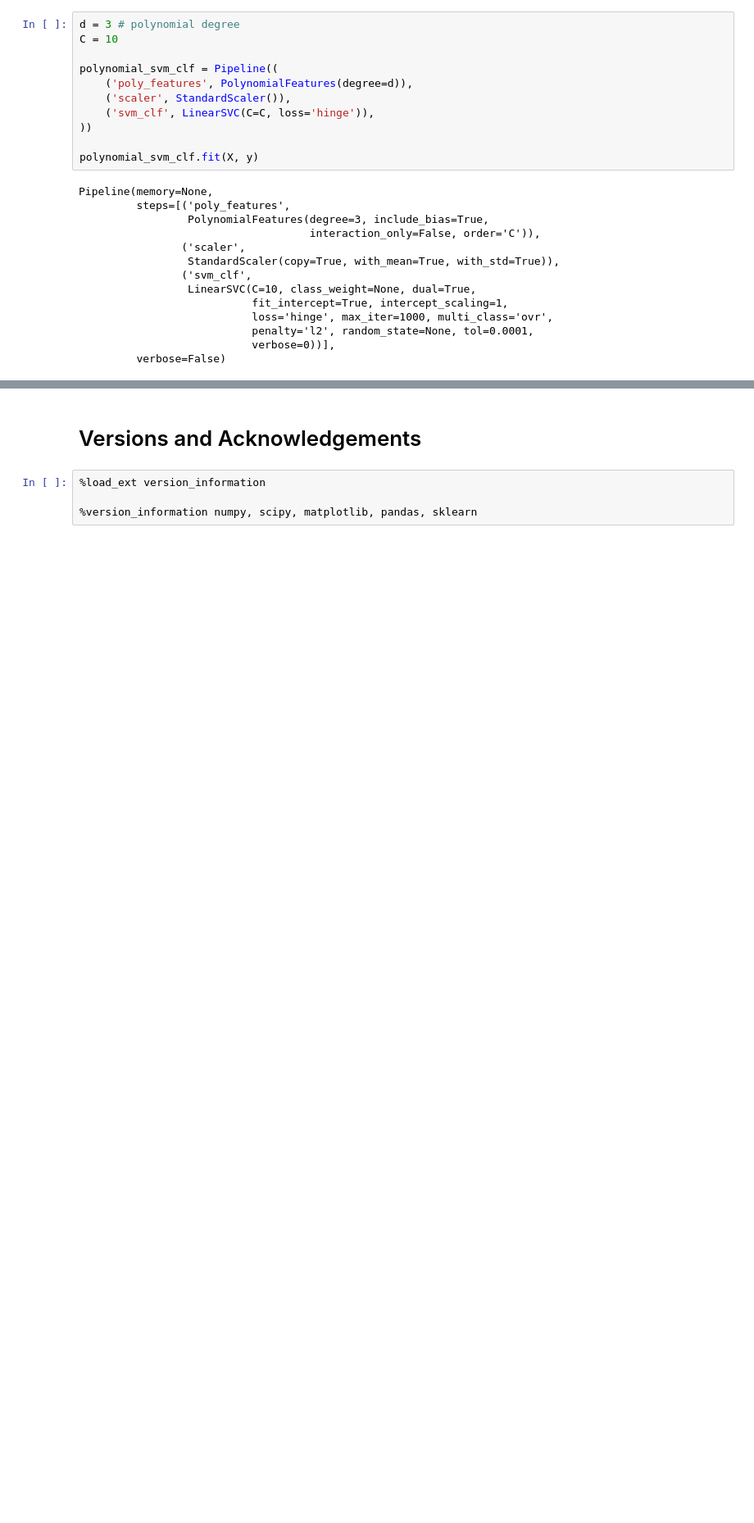
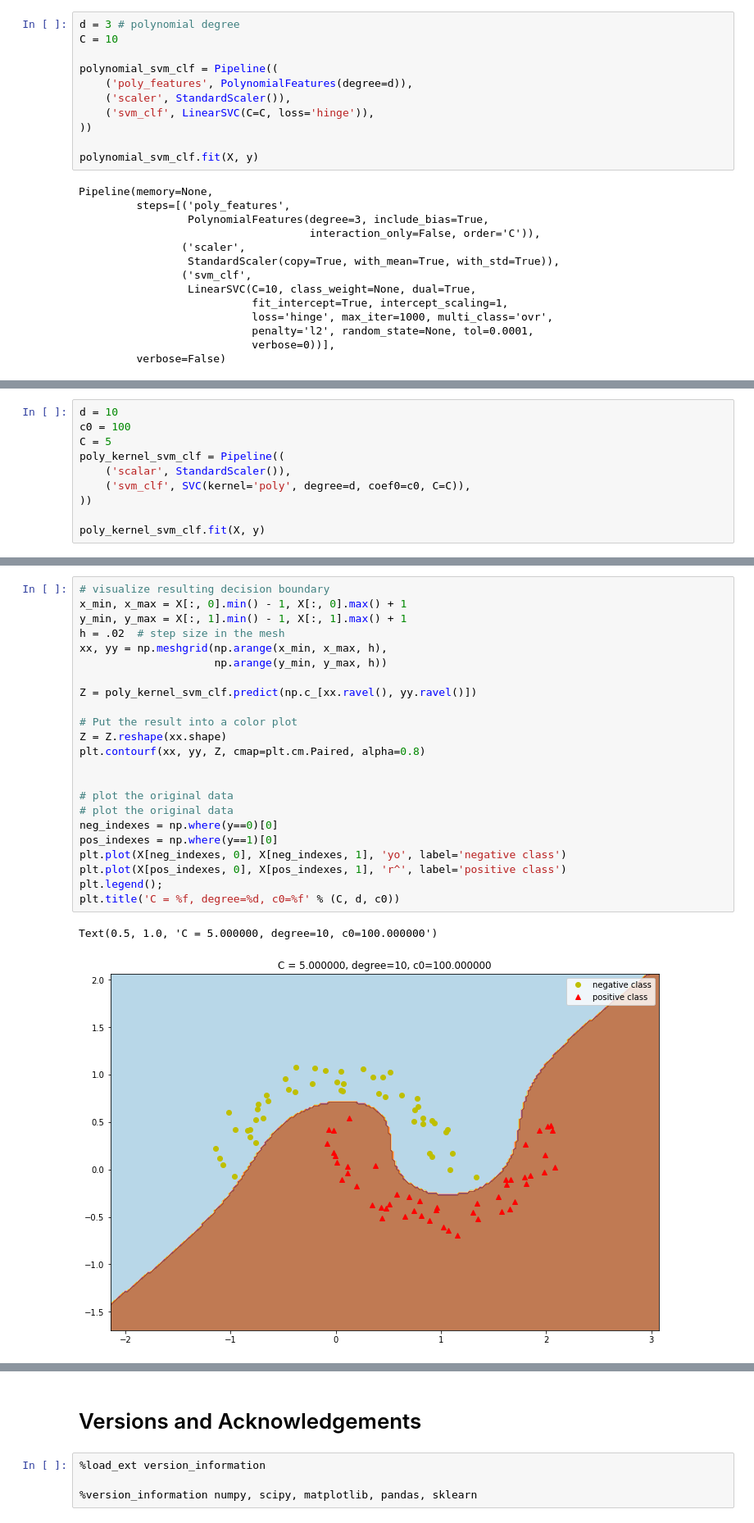
Before and after one commit to tgrasty/CSCI574-Machine-Learning, a Jupyter notebook: lectures/Lecture-07-Support-Vector-Machines.ipynb, the cells around one changed output, grey strips where cells are left out. Shown at 82% size. Drawn from its saved outputs; the diff is of its cells as text; blank space fills up the shorter version.

```diff
--- a/lectures/Lecture-07-Support-Vector-Machines.ipynb
+++ b/lectures/Lecture-07-Support-Vector-Machines.ipynb
@@ -600,0 +605,10 @@ Text(0.5, 1.0, 'C = 10.000000, degree=3')
+# %%
+d = 10
+c0 = 100
+C = 5
+poly_kernel_svm_clf = Pipeline((
+    ('scalar', StandardScaler()),
+    ('svm_clf', SVC(kernel='poly', degree=d, coef0=c0, C=C)),
+))
+
+poly_kernel_svm_clf.fit(X, y)
@@ -600,0 +626,26 @@ Text(0.5, 1.0, 'C = 10.000000, degree=3')
+# %%
+# visualize resulting decision boundary
+x_min, x_max = X[:, 0].min() - 1, X[:, 0].max() + 1
+y_min, y_max = X[:, 1].min() - 1, X[:, 1].max() + 1
+h = .02  # step size in the mesh
+xx, yy = np.meshgrid(np.arange(x_min, x_max, h),
+                     np.arange(y_min, y_max, h))
+
+Z = poly_kernel_svm_clf.predict(np.c_[xx.ravel(), yy.ravel()])
+
+# Put the result into a color plot
+Z = Z.reshape(xx.shape)
+plt.contourf(xx, yy, Z, cmap=plt.cm.Paired, alpha=0.8)
+
+
+# plot the original data
+# plot the original data
+neg_indexes = np.where(y==0)[0]
+pos_indexes = np.where(y==1)[0]
+plt.plot(X[neg_indexes, 0], X[neg_indexes, 1], 'yo', label='negative class')
+plt.plot(X[pos_indexes, 0], X[pos_indexes, 1], 'r^', label='positive class')
+plt.legend();
+plt.title('C = %f, degree=%d, c0=%f' % (C, d, c0))
+# %% [output]
+Text(0.5, 1.0, 'C = 5.000000, degree=10, c0=100.000000')
+[figure, added]
```
Also changed, not shown: parts of 12 cells of this notebook.
